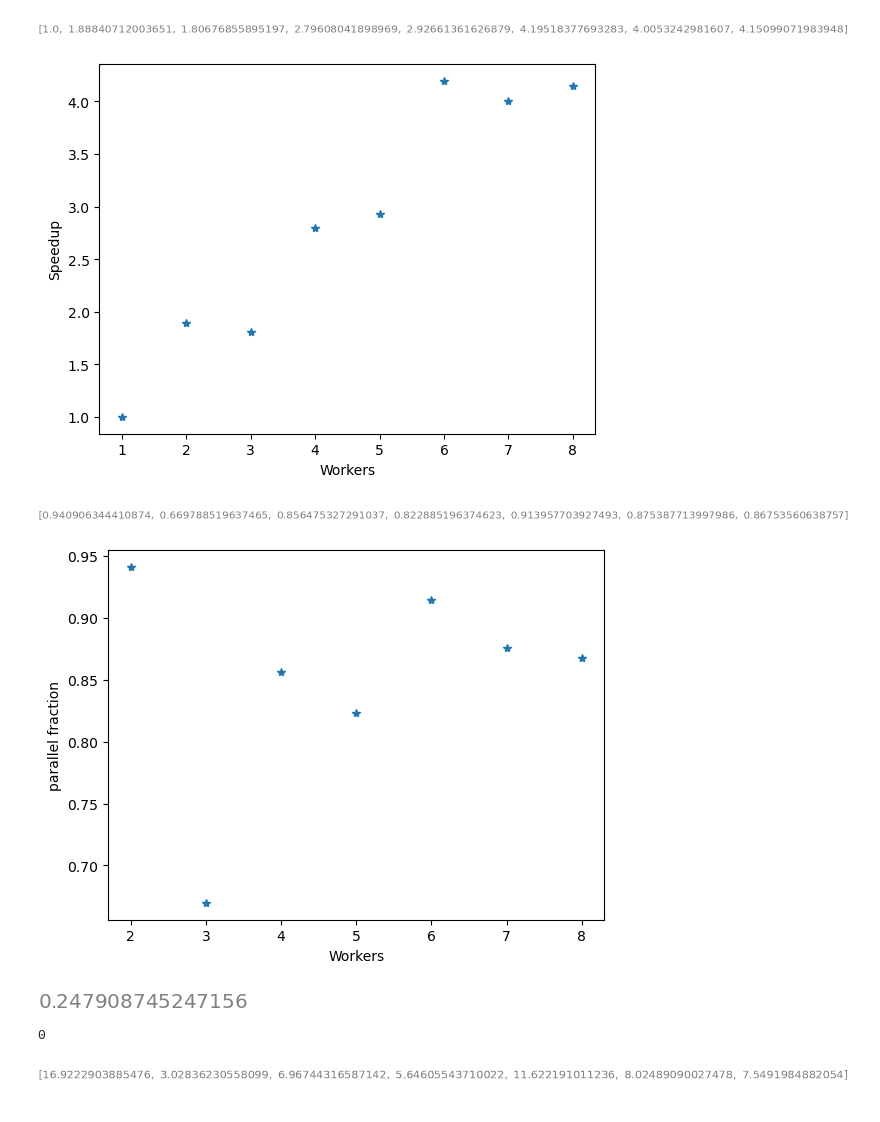
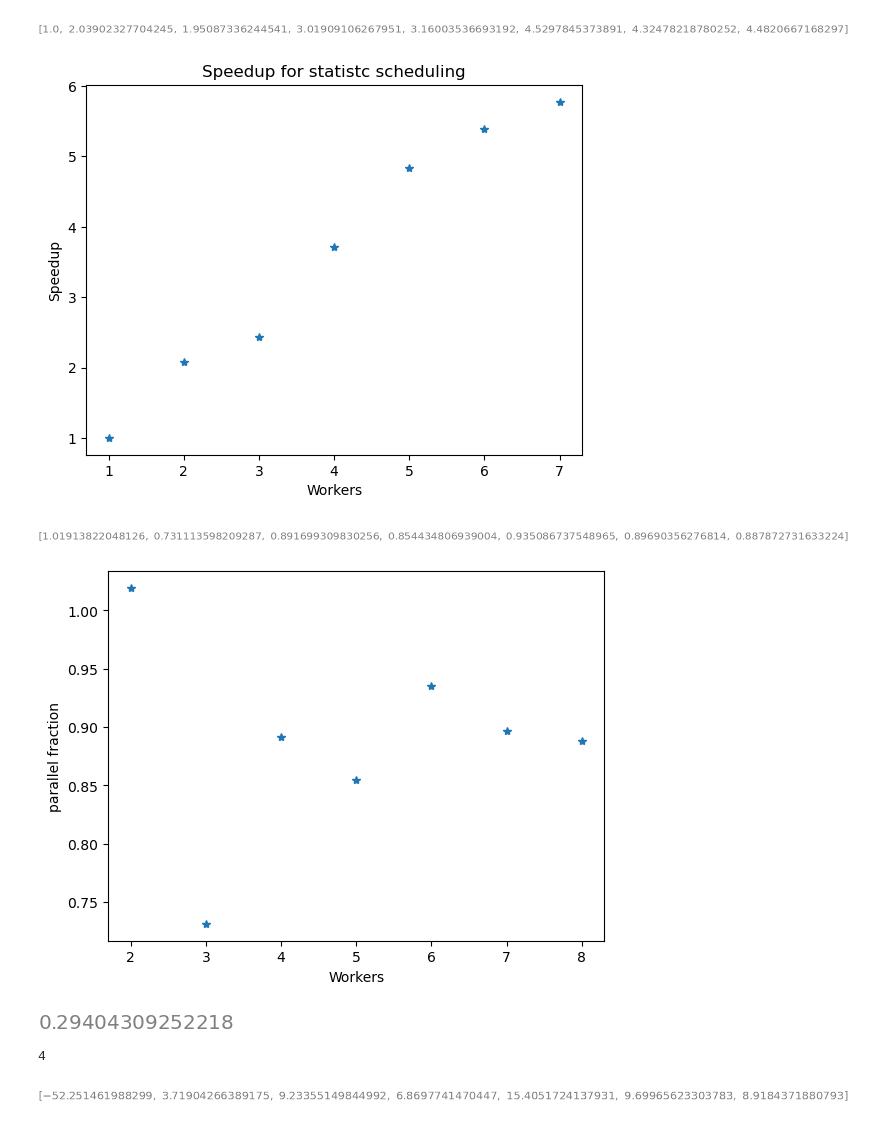
Before and after one commit to EllekaerJacob/HPC-project, a Jupyter notebook: speedup.ipynb, the cells around one changed output. Drawn from its saved outputs; the diff is of its cells as text; code cells hidden in the pictures.

```diff
--- a/speedup.ipynb
+++ b/speedup.ipynb
@@ -5,7 +5,7 @@ from sympy import*
 init_printing()
 # %%
 workers = np.arange(1,9)
-times = [165.5,87.64 ,91.60,59.19 ,56.55,39.45,41.32,39.87]
+times = [178.7,87.64 ,91.60,59.19 ,56.55,39.45,41.32,39.87]
 speedup = [times[0]/t for t in times]
 # %%
 speedup
@@ -14,10 +14,11 @@ speedup
 # %%
 plt.plot(workers,speedup,"*")
 plt.xlabel("Workers")
+plt.title("Speedup for statistc scheduling")
 plt.ylabel("Speedup")
 plt.show()
 # %% [output]
-[figure, old version]
+[figure, new version]
 # %%
 F = symbols("F")
 fractions = []
@@ -37,16 +38,16 @@ plt.xlabel("Workers")
 plt.ylabel("parallel fraction")
 plt.show()
 # %% [output]
-[figure, old version]
+[figure, new version]
 # %%
 max_speedup = [1/(1-Fr) for Fr in fractions]
 speedup[-3]/np.max(max_speedup)
 # %% [output]
-[figure, old version]
+[figure, new version]
 # %%
 np.argmax(max_speedup)
 # %% [output]
-0
+4
 # %%
 max_speedup
 # %% [output]
```
Also changed, not shown: parts of 1 cell of this notebook.
